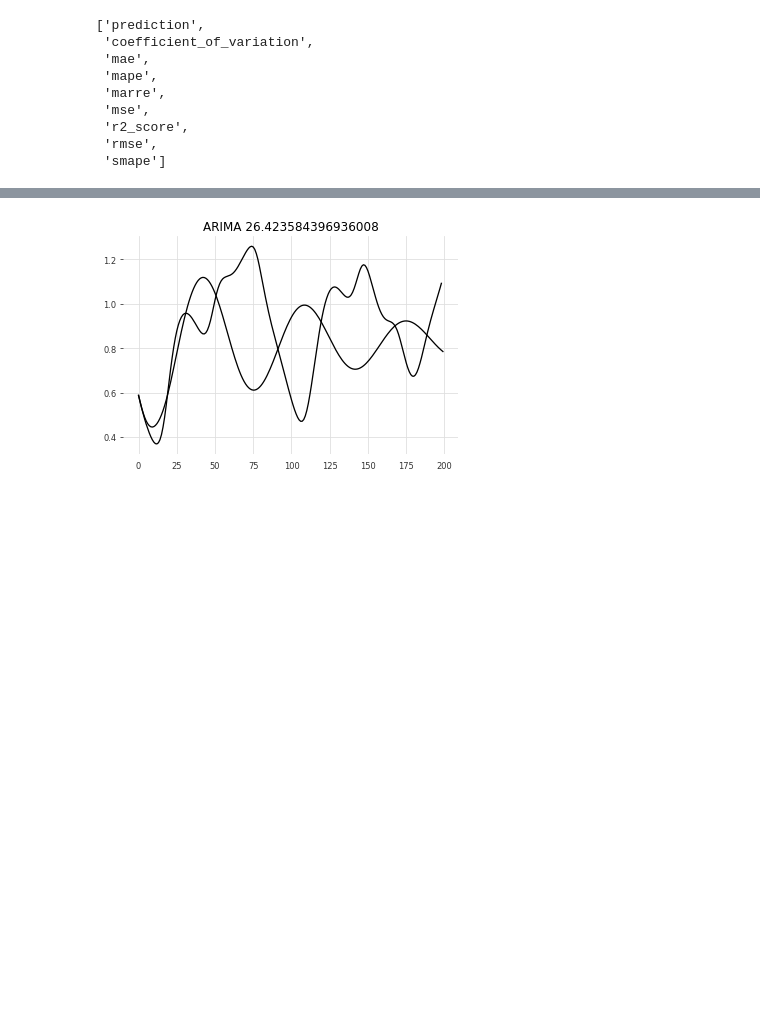
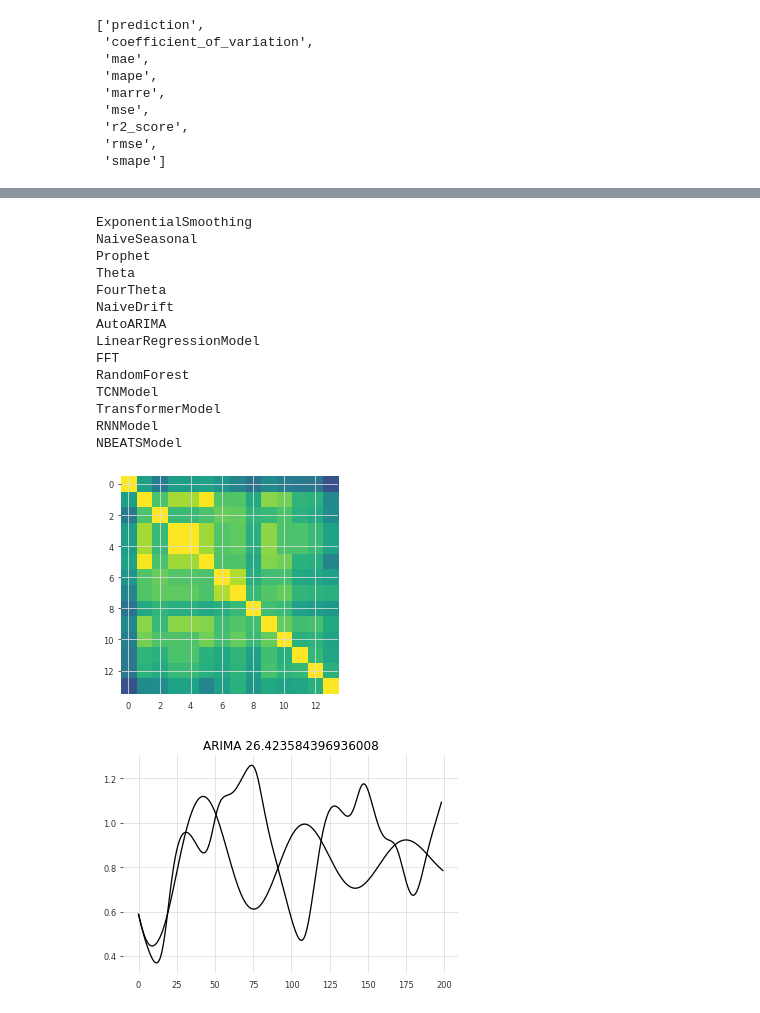
Before and after one commit to williamgilpin/dysts, a Jupyter notebook: benchmarks/forecasting_benchmarks.ipynb, the cells around one changed output, grey strips where cells are left out. Saved outputs shown, nothing was run; the diff lists cells and outputs as text; code cells hidden in the pictures; blank space fills up the shorter version.

```diff
--- a/benchmarks/forecasting_benchmarks.ipynb
+++ b/benchmarks/forecasting_benchmarks.ipynb
@@ -127,0 +160,3 @@ dict_keys(['Aizawa', 'AnishchenkoAstakhov', 'Arneodo', 'ArnoldBeltramiChildress'
+# %%
+model_names_sorted = sorted([(item, all_best_models.count(item)) for item in np.unique(all_best_models)], key=lambda x : x[1])
+model_names_sorted = [item[0] for item in model_names_sorted]
@@ -127,0 +183,20 @@ dict_keys(['Aizawa', 'AnishchenkoAstakhov', 'Arneodo', 'ArnoldBeltramiChildress'
+# %%
+ccm = pd.DataFrame(hist_values)[model_names_sorted].corr(method="pearson")
+plt.imshow(ccm.to_numpy(), vmin=0.0, vmax=1.0)
+print("\n".join(model_names_sorted))
+# %% [output]
+ExponentialSmoothing
+NaiveSeasonal
+Prophet
+Theta
+FourTheta
+NaiveDrift
+AutoARIMA
+LinearRegressionModel
+FFT
+RandomForest
+TCNModel
+TransformerModel
+RNNModel
+NBEATSModel
+[figure, added]
```
Also changed, not shown: parts of 14 cells of this notebook, 4 other files.
